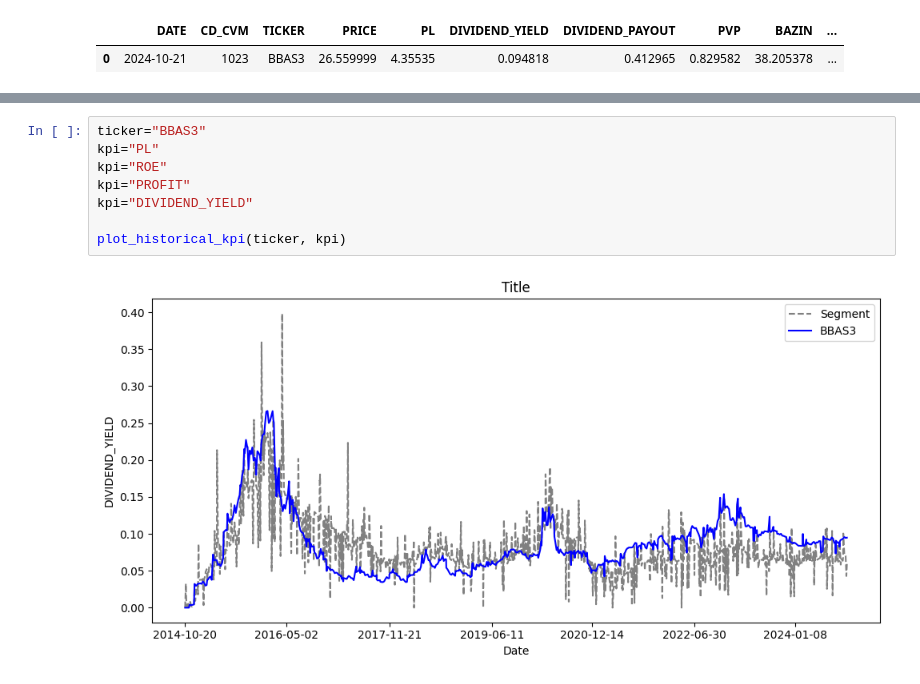
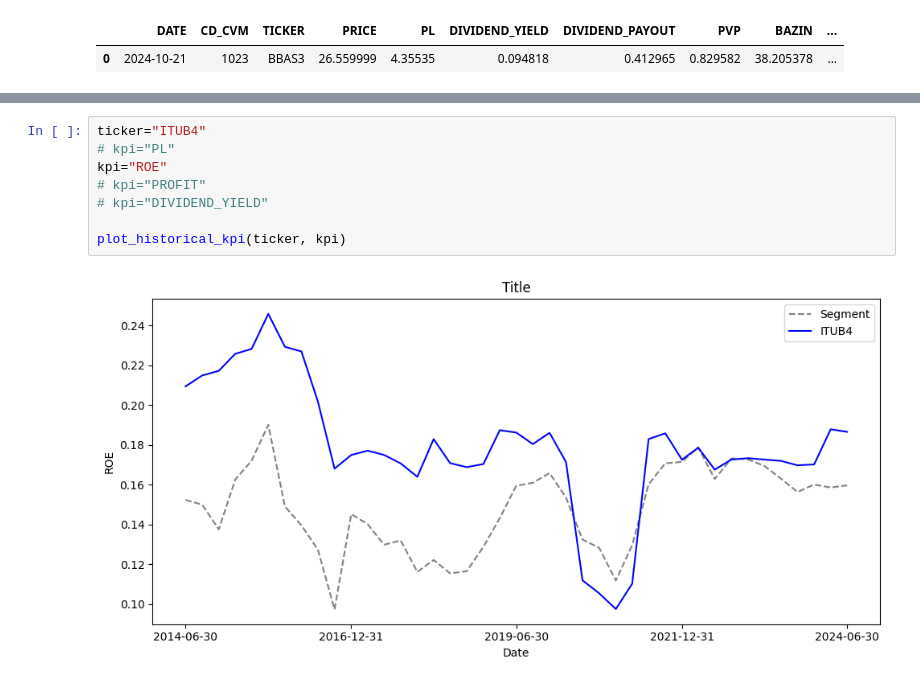
Before and after one commit to boa50/investment-analysis-etl, a Jupyter notebook: prototypes/stock-analysis.ipynb, the cells around one changed output, grey strips where cells are left out. Saved outputs shown, nothing was run; the diff lists cells and outputs as text.

```diff
--- a/prototypes/stock-analysis.ipynb
+++ b/prototypes/stock-analysis.ipynb
@@ -192,12 +192,12 @@ get_latest_values_by_segmento(segmento="Bancos")
 | 5 | BAZA3 | 90.019997 | 105.857600 | 3.827728 | 0.781008 | 0.073597 | 0.281708 | 0.204040 | 0.466331 | ... |
 | 0 | SEGMENTO | 0.000000 | 0.000000 | 9.314754 | 1.419787 | 0.065492 | 0.536108 | 0.159662 | 0.131159 | ... |
 # %%
-ticker="BBAS3"
-kpi="PL"
+ticker="ITUB4"
+# kpi="PL"
 kpi="ROE"
-kpi="PROFIT"
-kpi="DIVIDEND_YIELD"
+# kpi="PROFIT"
+# kpi="DIVIDEND_YIELD"
 
 plot_historical_kpi(ticker, kpi)
 # %% [output]
-[figure, old version]
+[figure, new version]
```
Also changed, not shown: 6 other files.
